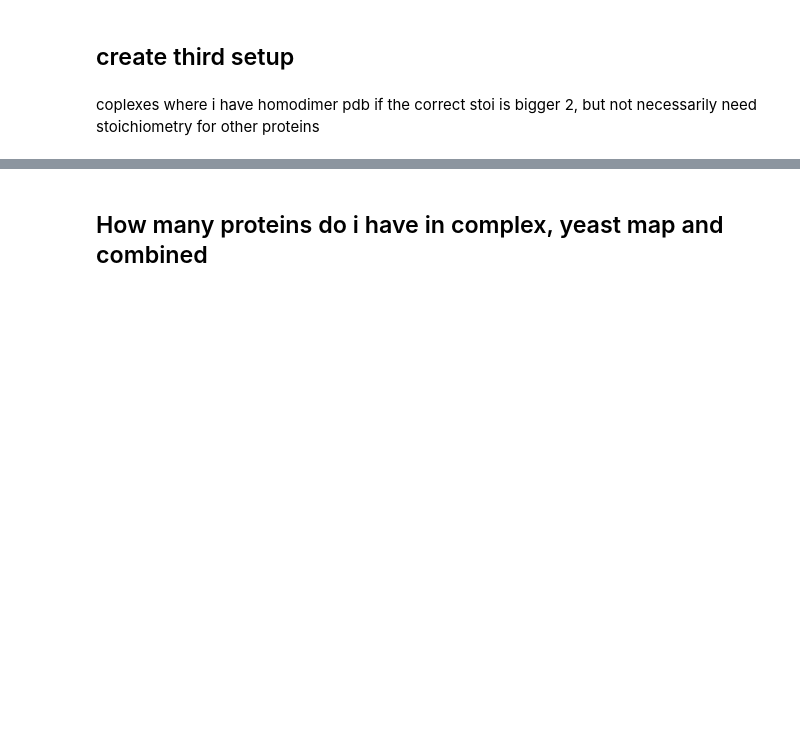
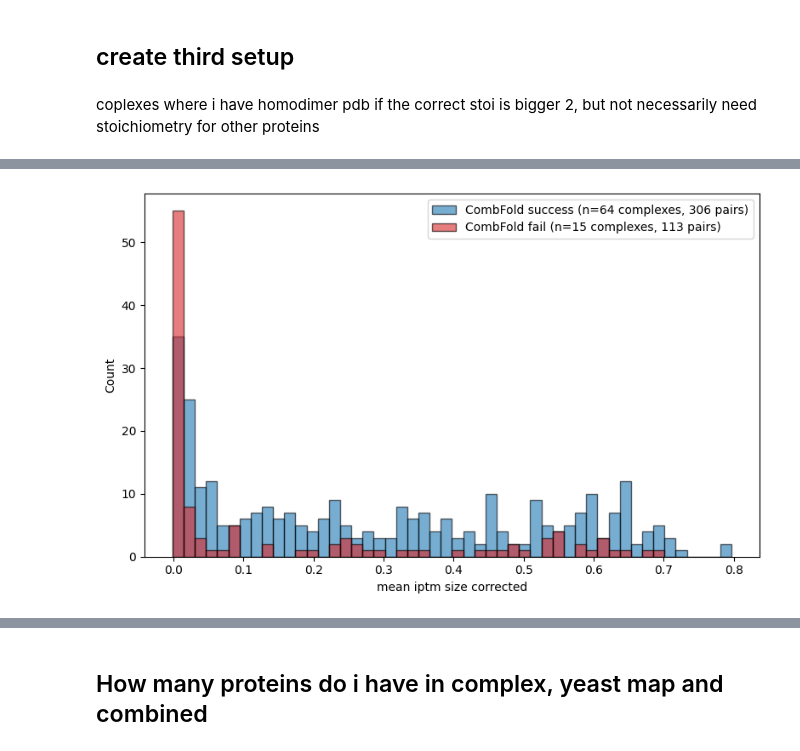
Before and after one commit to Kim-Dammer/master_thesis, a Jupyter notebook: notebooks/05_generate_CF_set.ipynb, the cells around one changed output, grey strips where cells are left out. Saved outputs shown, nothing was run; the diff lists cells and outputs as text; code cells hidden in the pictures; blank space fills up the shorter version.

```diff
--- a/notebooks/05_generate_CF_set.ipynb
+++ b/notebooks/05_generate_CF_set.ipynb
@@ -366,0 +472,6 @@ all_pdb_present = all_pdb_present.filter(pl.col("stoichiometry_known") == True).
+# %%
+third_setup_results = pl.read_csv(data_dir / "Pipeline/third_setup/pdb_present_for_stoi_gr_two_third_setup_pipeline_complexes_combfold_results.csv")
+# %%
+no_homodimer_third_setup_results = third_setup_results.filter(
+    (pl.col("proteins_with_homodimer_pdb").is_null() & (pl.col("size_true")< 10))
+)
@@ -366,0 +501,2 @@ all_pdb_present = all_pdb_present.filter(pl.col("stoichiometry_known") == True).
+# %%
+no_homodimer_third_setup_results_pairs = explode_pairs(no_homodimer_third_setup_results)
@@ -366,0 +531,31 @@ all_pdb_present = all_pdb_present.filter(pl.col("stoichiometry_known") == True).
+# %%
+# remove pairs where Cf fail casue pair wasn’t in pool
+no_homodimer_with_iptm = no_homodimer_with_iptm.filter(pl.col("chain_pair_iptm_best_corrected").is_not_null())
+# %%
+# Define shared bins so both histograms align
+import numpy as np
+success = no_homodimer_with_iptm.filter(pl.col("combfold_successfully") == True)
+fail = no_homodimer_with_iptm.filter(pl.col("combfold_successfully") == False)
+
+n_complexes_s = success["comb_fold_submission"].n_unique()
+n_pairs_s = success.height
+n_complexes_f = fail["comb_fold_submission"].n_unique()
+n_pairs_f = fail.height
+
+
+all_vals = no_homodimer_with_iptm["chain_pair_iptm_mean_corrected"].to_list()
+bins = np.linspace(min(all_vals), max(all_vals), 51)
+
+plt.figure(figsize=(8, 5))
+plt.hist(success["chain_pair_iptm_mean_corrected"].to_list(), bins=bins, alpha=0.6,
+         label=f"CombFold success (n={n_complexes_s} complexes, {n_pairs_s} pairs)", color="tab:blue", edgecolor="black")
+plt.hist(fail["chain_pair_iptm_mean_corrected"].to_list(), bins=bins, alpha=0.6,
+         label=f"CombFold fail (n={n_complexes_f} complexes, {n_pairs_f} pairs)", color="tab:red", edgecolor="black")
+plt.xlabel("mean iptm size corrected")
+plt.ylabel("Count")
+#plt.title("iptm (mean corrected) by CombFold outcome")
+plt.legend()
+plt.tight_layout()
+plt.show()
+# %% [output]
+[figure, added]
```
Also changed, not shown: parts of 20 cells of this notebook, 10 other files.
